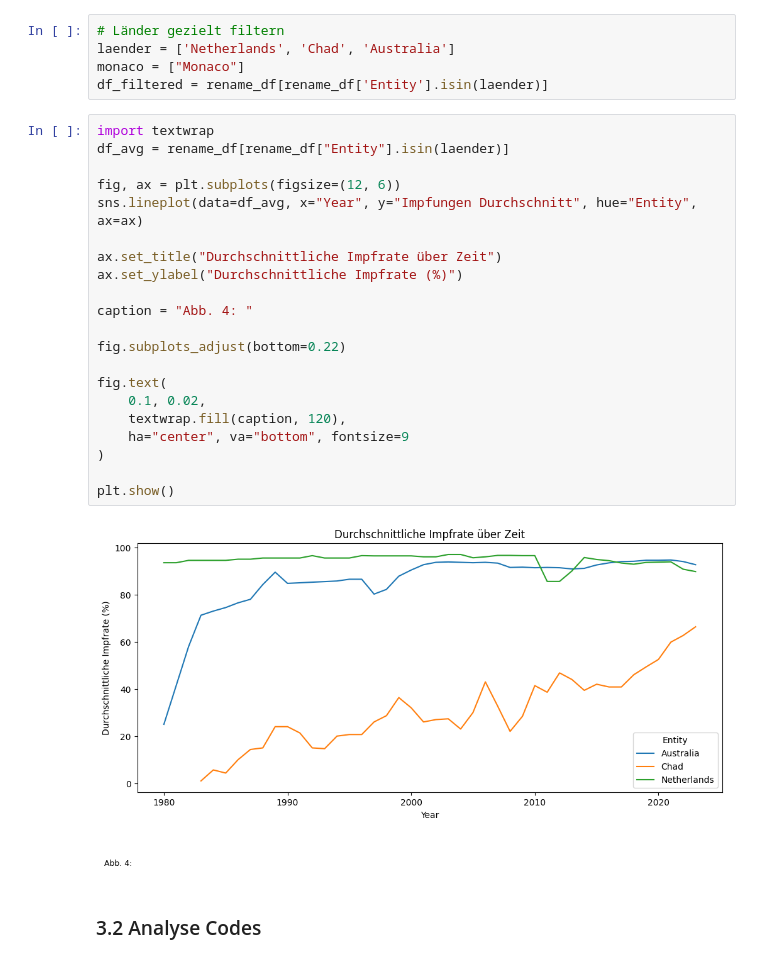
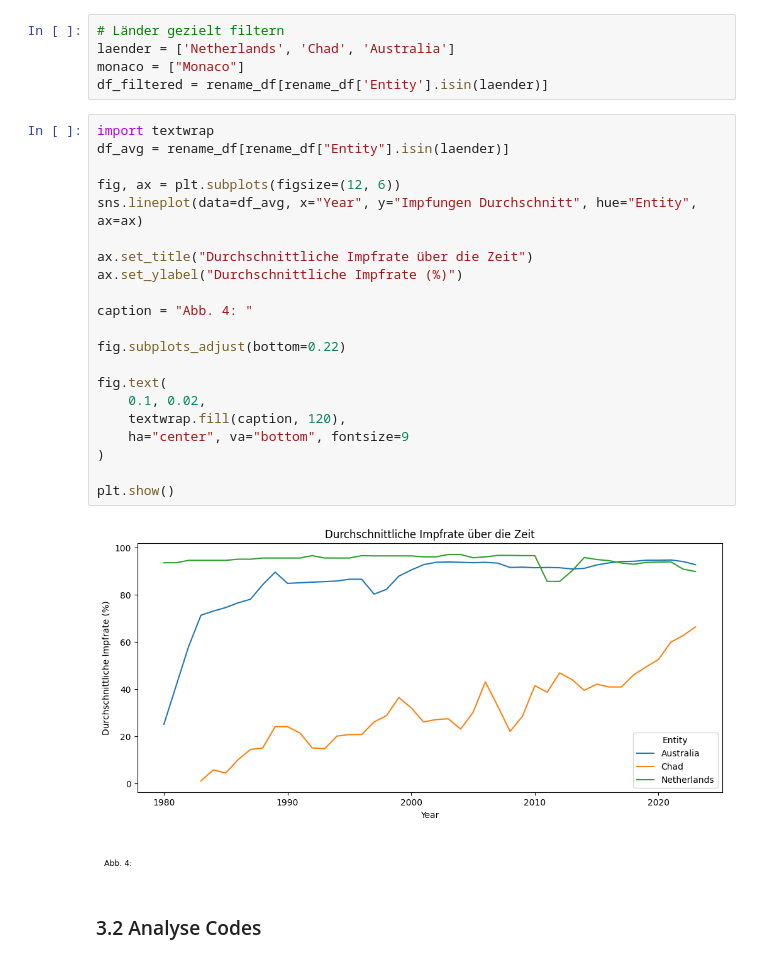
Before and after one commit to gandlea/LN-2-HS2025, a Jupyter notebook: Leistungsnachweis.ipynb, the cells around one changed output. Drawn from its saved outputs; the diff is of its cells as text.

```diff
--- a/Leistungsnachweis.ipynb
+++ b/Leistungsnachweis.ipynb
@@ -427,26 +446,26 @@ df_filtered = rename_df[rename_df['Entity'].isin(laender)]
 # %%
 import textwrap
 df_avg = rename_df[rename_df["Entity"].isin(laender)]
 
 fig, ax = plt.subplots(figsize=(12, 6))
 sns.lineplot(data=df_avg, x="Year", y="Impfungen Durchschnitt", hue="Entity", ax=ax)
 
-ax.set_title("Durchschnittliche Impfrate über Zeit")
+ax.set_title("Durchschnittliche Impfrate über die Zeit")
 ax.set_ylabel("Durchschnittliche Impfrate (%)")
 
 caption = "Abb. 4: "
 
 fig.subplots_adjust(bottom=0.22)
 
 fig.text(
     0.1, 0.02,
     textwrap.fill(caption, 120),
     ha="center", va="bottom", fontsize=9
 )
 
 plt.show()
 # %% [output]
-[figure, old version]
+[figure, new version]
 # %% [markdown]
 ### 3.2 Analyse Codes
 # %%
```
Also changed, not shown: parts of 21 cells of this notebook.
